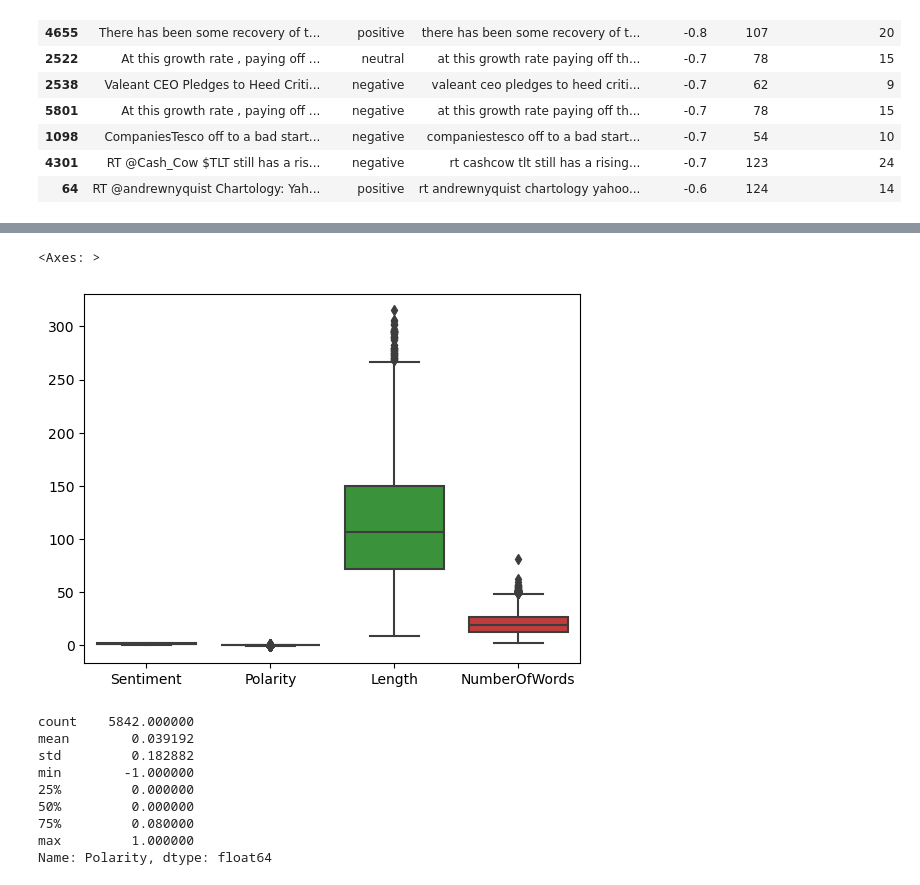
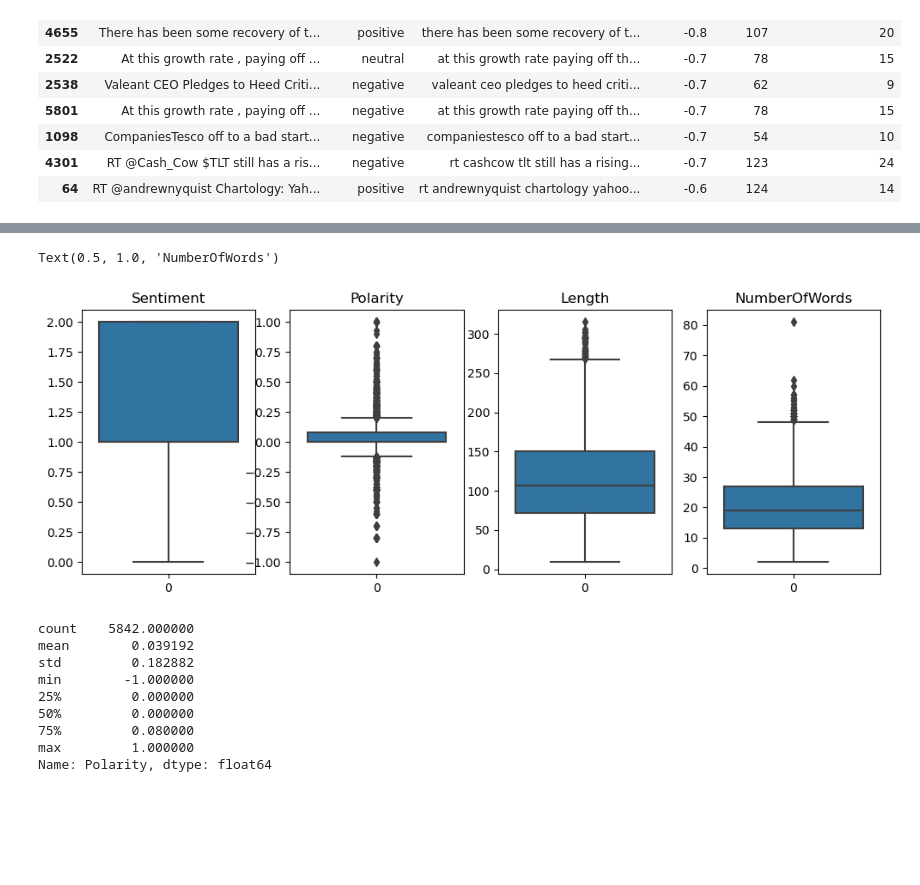
Before and after one commit to agataszymikowska/data-science, a Jupyter notebook: FinancialSentiment/FinancialSentiment.ipynb, the cells around one changed output, grey strips where cells are left out. Cells and saved outputs as stored; diff of their text form; code cells hidden in the pictures; blank space fills up the shorter version.

Commit message:
Financial comments sentiment prediction

```diff
--- a/FinancialSentiment/FinancialSentiment.ipynb
+++ b/FinancialSentiment/FinancialSentiment.ipynb
@@ -147,10 +147,14 @@ from sklearn.preprocessing import LabelEncoder
 label_encoder = LabelEncoder()
 df['Sentiment'] = label_encoder.fit_transform(df['Sentiment'])
 # %%
-sns.boxplot(df)
+fig, ax = plt.subplots(1, 4, figsize=(12, 4))
+sns.boxplot(df['Sentiment'], ax=ax[0]).set_title("Sentiment")
+sns.boxplot(df['Polarity'], ax=ax[1]).set_title("Polarity")
+sns.boxplot(df['Length'], ax=ax[2]).set_title("Length")
+sns.boxplot(df['NumberOfWords'], ax=ax[3]).set_title("NumberOfWords")
 # %% [output]
-<Axes: >
+Text(0.5, 1.0, 'NumberOfWords')
-[figure, old version]
+[figure, new version]
 # %%
 print(df['Polarity'].describe())
 fig, ax = plt.subplots(1, 3, figsize=(12, 4))
```
Also changed, not shown: parts of 18 cells of this notebook.
